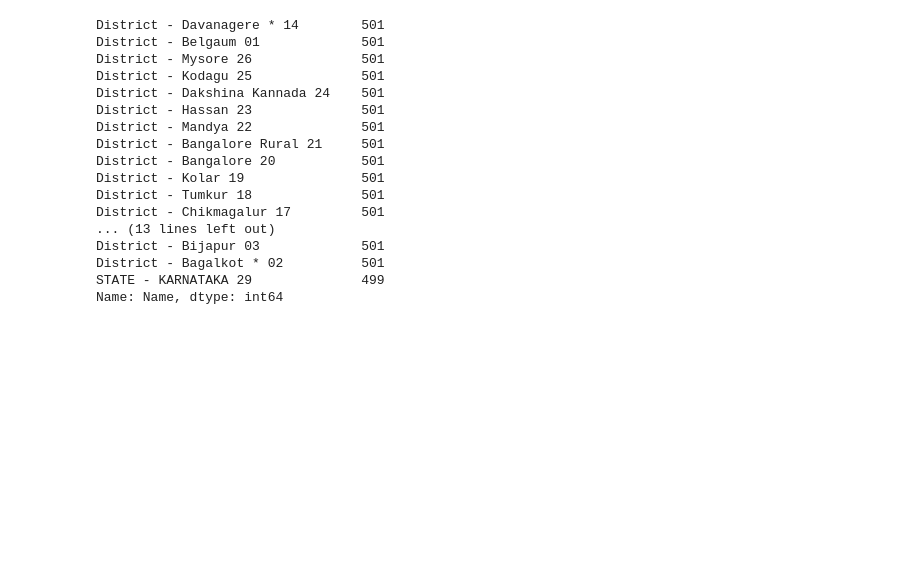
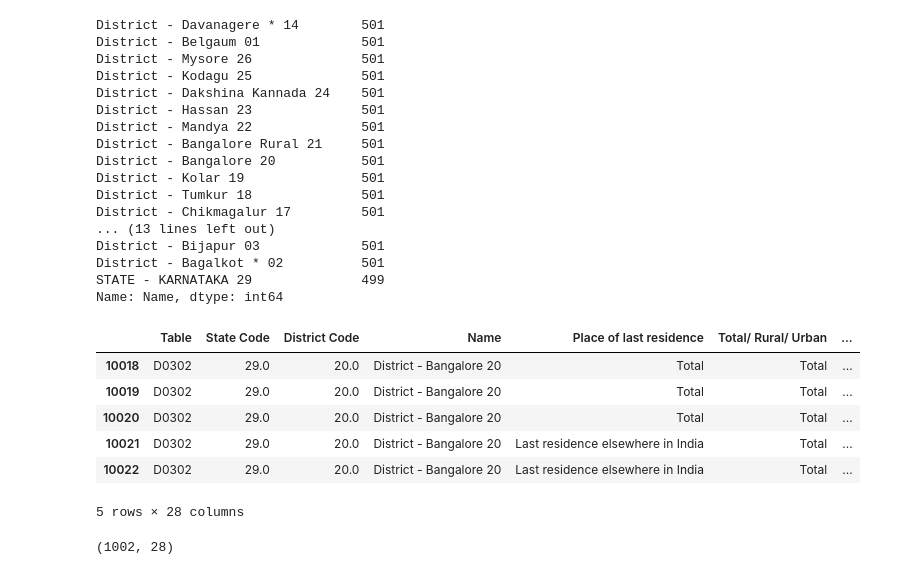
Before and after one commit to SuprajaYadavH/Hackathon, a Jupyter notebook: census_inflow.ipynb, the cells around one changed output. Saved outputs shown, nothing was run; the diff lists cells and outputs as text; code cells hidden in the pictures; blank space fills up the shorter version.

```diff
--- a/census_inflow.ipynb
+++ b/census_inflow.ipynb
@@ -110,3 +110,20 @@ District - Bijapur 03             501
 District - Bagalkot * 02          501
 STATE - KARNATAKA 29              499
 Name: Name, dtype: int64
+# %%
+#taking only bangalore data
+blr_df_2001 = df_2001.loc[df_2001["Name"].isin(["District - Bangalore Rural 21", "District - Bangalore 20"]), :]
+# %%
+blr_df_2001.head()
+# %% [output]
+|  | Table | State Code | District Code | Name | Place of last residence | Total/ Rural/ Urban | ... |
+| 10018 | D0302 | 29.0 | 20.0 | District - Bangalore 20 | Total | Total | ... |
+| 10019 | D0302 | 29.0 | 20.0 | District - Bangalore 20 | Total | Total | ... |
+| 10020 | D0302 | 29.0 | 20.0 | District - Bangalore 20 | Total | Total | ... |
+| 10021 | D0302 | 29.0 | 20.0 | District - Bangalore 20 | Last residence elsewhere in India | Total | ... |
+| 10022 | D0302 | 29.0 | 20.0 | District - Bangalore 20 | Last residence elsewhere in India | Total | ... |
+5 rows × 28 columns
+# %%
+blr_df_2001.shape
+# %% [output]
+(1002, 28)
```
Also changed, not shown: parts of 1 cell of this notebook.
